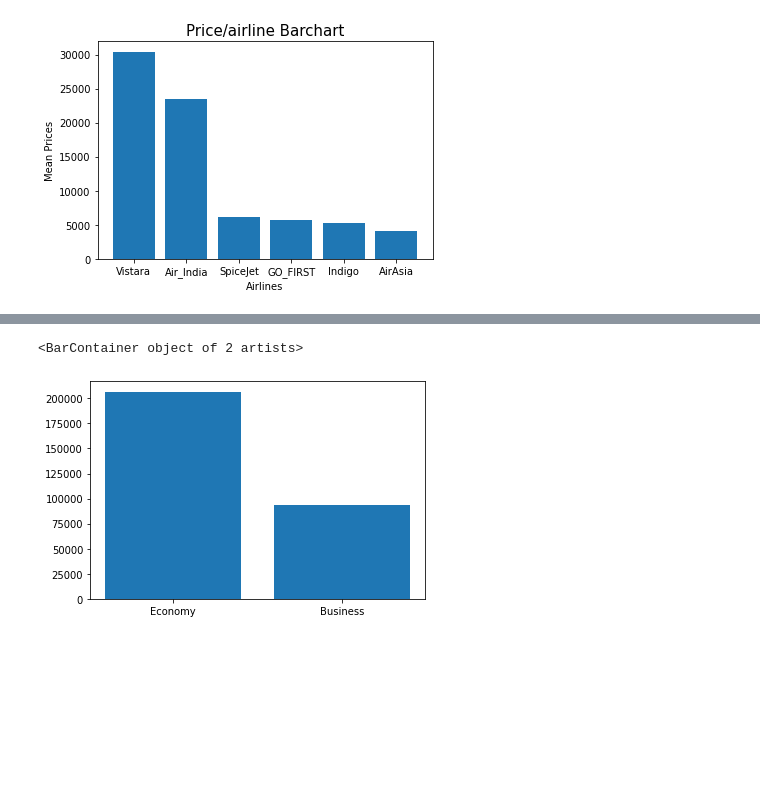
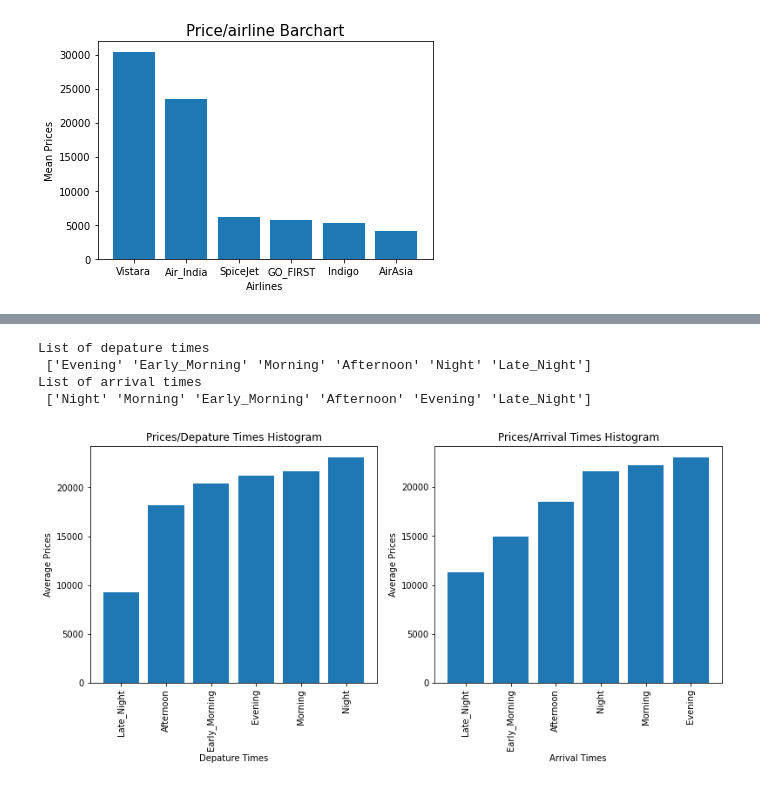
Before and after one commit to munas-git/Flight-Price-Prediction, a Jupyter notebook: flight-price-prediction.ipynb, the cells around one changed output, grey strips where cells are left out. Drawn from its saved outputs; the diff is of its cells as text; code cells hidden in the pictures; blank space fills up the shorter version.

```diff
--- a/flight-price-prediction.ipynb
+++ b/flight-price-prediction.ipynb
@@ -122,13 +117,33 @@ check = df.groupby('price')["class"]
-# %%
-flight_class = {
-    'Economy':0,
-    'Business':1
-}
-df2 = df['class'].map(flight_class)
-economy = df2[df2==0].count()
-business = df2[df2>0].count()
-st = [economy, business]
-plt.bar(['Economy',"Business"], st)
-# %% [output]
-<BarContainer object of 2 artists>
-[figure, removed]
+# %%
+depatures = df['departure_time'].unique()
+arrivals = df['arrival_time'].unique()
+print('List of depature times\n', depatures)
+print('List of arrival times\n', arrivals)
+# %% [output]
+List of depature times
+ ['Evening' 'Early_Morning' 'Morning' 'Afternoon' 'Night' 'Late_Night']
+List of arrival times
+ ['Night' 'Morning' 'Early_Morning' 'Afternoon' 'Evening' 'Late_Night']
+# %%
+# grouping of arrival and depature time based on average prices sorted in ascending order
+depature_time_price = df.groupby('departure_time')['price'].mean().round(0).sort_values(ascending = True)
+arrival_time_price = df.groupby('arrival_time')['price'].mean().round(0).sort_values(ascending = True)
+
+plt.figure(figsize =(13,5))
+plt.subplot(1,2,1)
+plt.bar(depature_time_price.index, depature_time_price.values)
+plt.title("Prices/Depature Times Histogram")
+plt.xlabel("Depature Times")
+plt.ylabel("Average Prices")
+plt.xticks(rotation = 'vertical')
+
+plt.subplot(1,2,2)
+plt.bar(arrival_time_price.index, arrival_time_price.values)
+plt.title("Prices/Arrival Times Histogram")
+plt.xlabel("Arrival Times")
+plt.ylabel("Average Prices")
+plt.xticks(rotation = 'vertical')
+
+plt.show()
+# %% [output]
+[figure, added]
```
Also changed, not shown: parts of 16 cells of this notebook.
